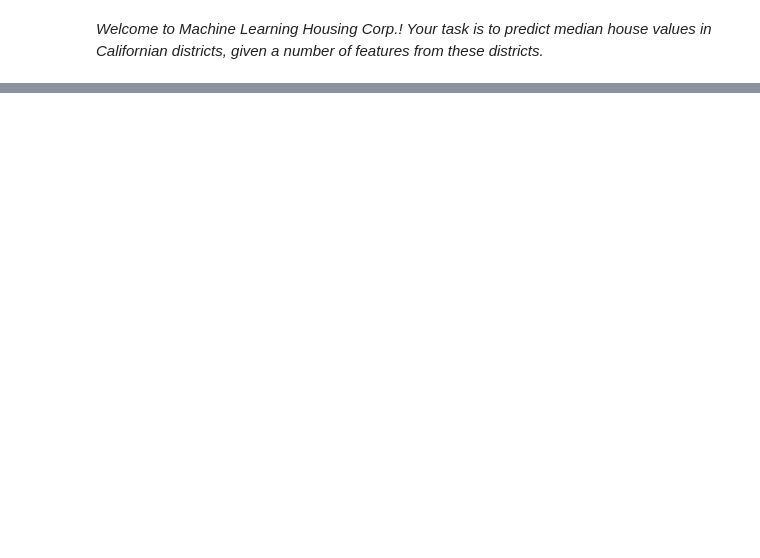
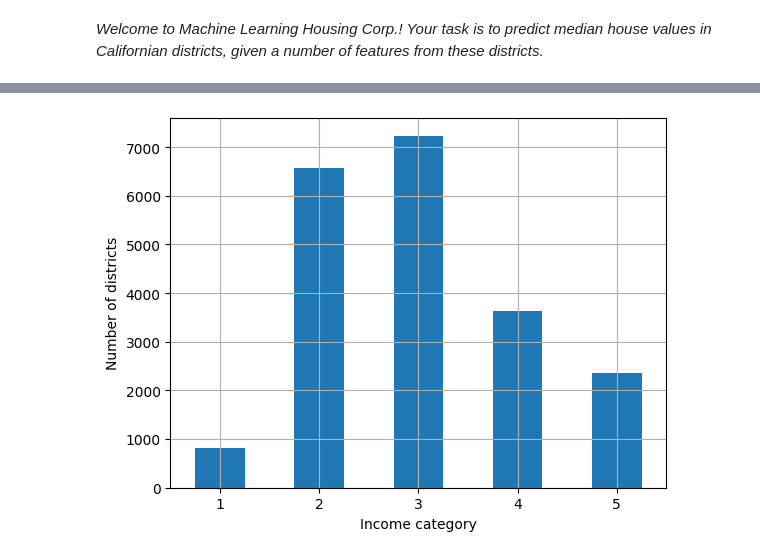
Before and after one commit to feraranas/Concentracion-Inteligencia-Artificial, a Jupyter notebook: Hands-on-machine-learning-book/First-Project.ipynb, the cells around one changed output, grey strips where cells are left out. Saved outputs shown, nothing was run; the diff lists cells and outputs as text; code cells hidden in the pictures; blank space fills up the shorter version.

```diff
--- a/Hands-on-machine-learning-book/First-Project.ipynb
+++ b/Hands-on-machine-learning-book/First-Project.ipynb
@@ -33,0 +269,15 @@ housing = load_housing_data()
+# %%
+# Suppose you’ve chatted with some experts who told you that the median income is a very
+# important attribute to predict median housing prices.
+
+# We saw that most median income values are clustered around 1.5 to 6 (i.e., $15,000–$60,000)
+
+# The following code uses the pd.cut() function to create an income category attribute with five categories (labeled from 1 to 5)
+# [Category 1 ranges from 0 to 1.5 (i.e., less than $15,000)],
+# [Category 2 from 1.51 to 3.0]
+# [Category 3 from 3.1 to 4.5]
+# [Category 4 from 4.51 to 6.0]
+# [Cateogry 5 from 6.1 to inf]
+housing["income_cat"] = pd.cut(housing["median_income"],
+                               bins=[0., 1.5, 3.0, 4.5, 6., np.inf],
+                               labels=[1, 2, 3, 4, 5])
@@ -33,0 +316,7 @@ housing = load_housing_data()
+# %%
+housing["income_cat"].value_counts().sort_index().plot.bar(rot=0, grid=True)
+plt.xlabel("Income category")
+plt.ylabel("Number of districts")
+plt.show()
+# %% [output]
+[figure, added]
```
Also changed, not shown: parts of 58 cells of this notebook, 12 other files.
